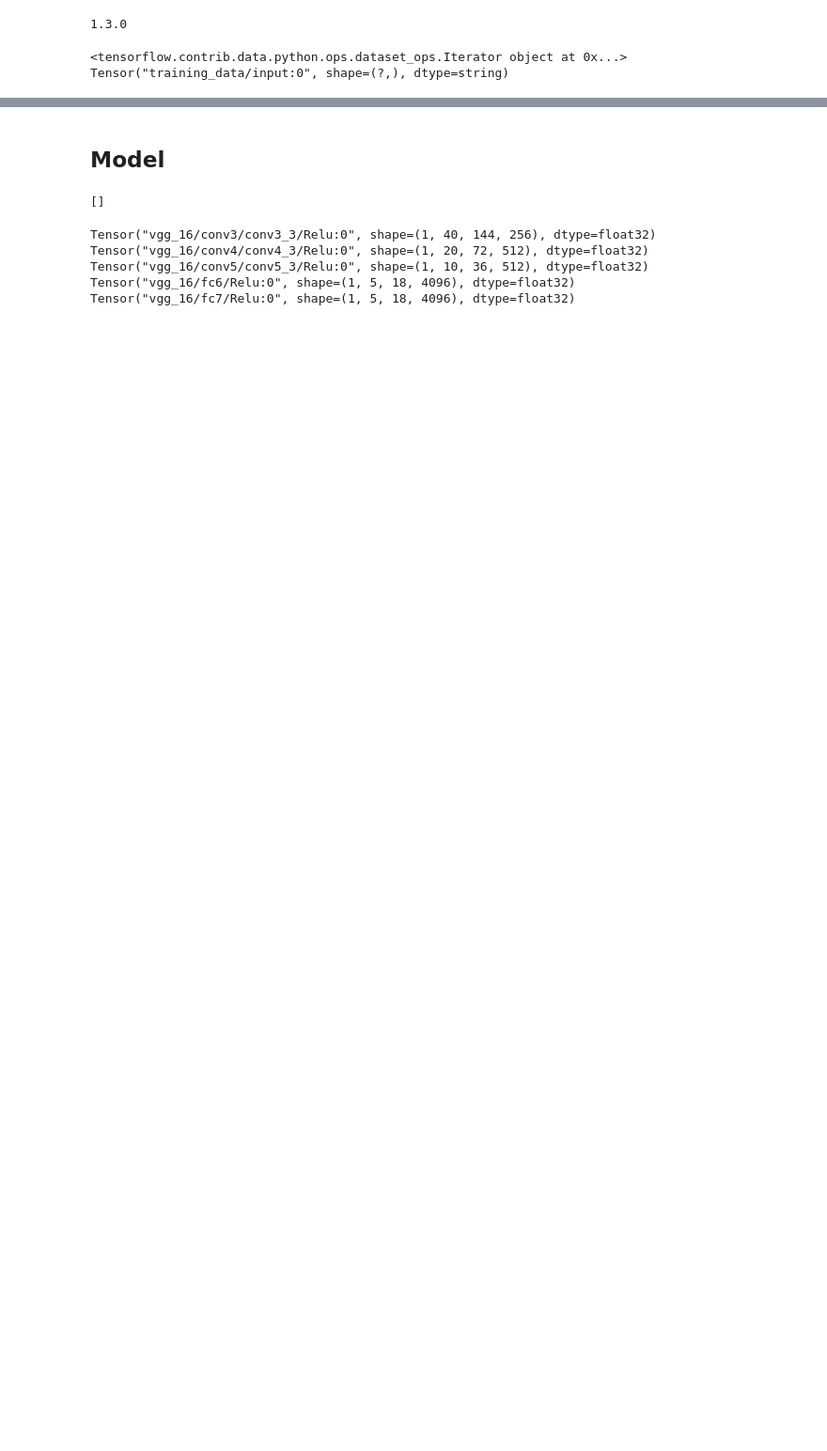
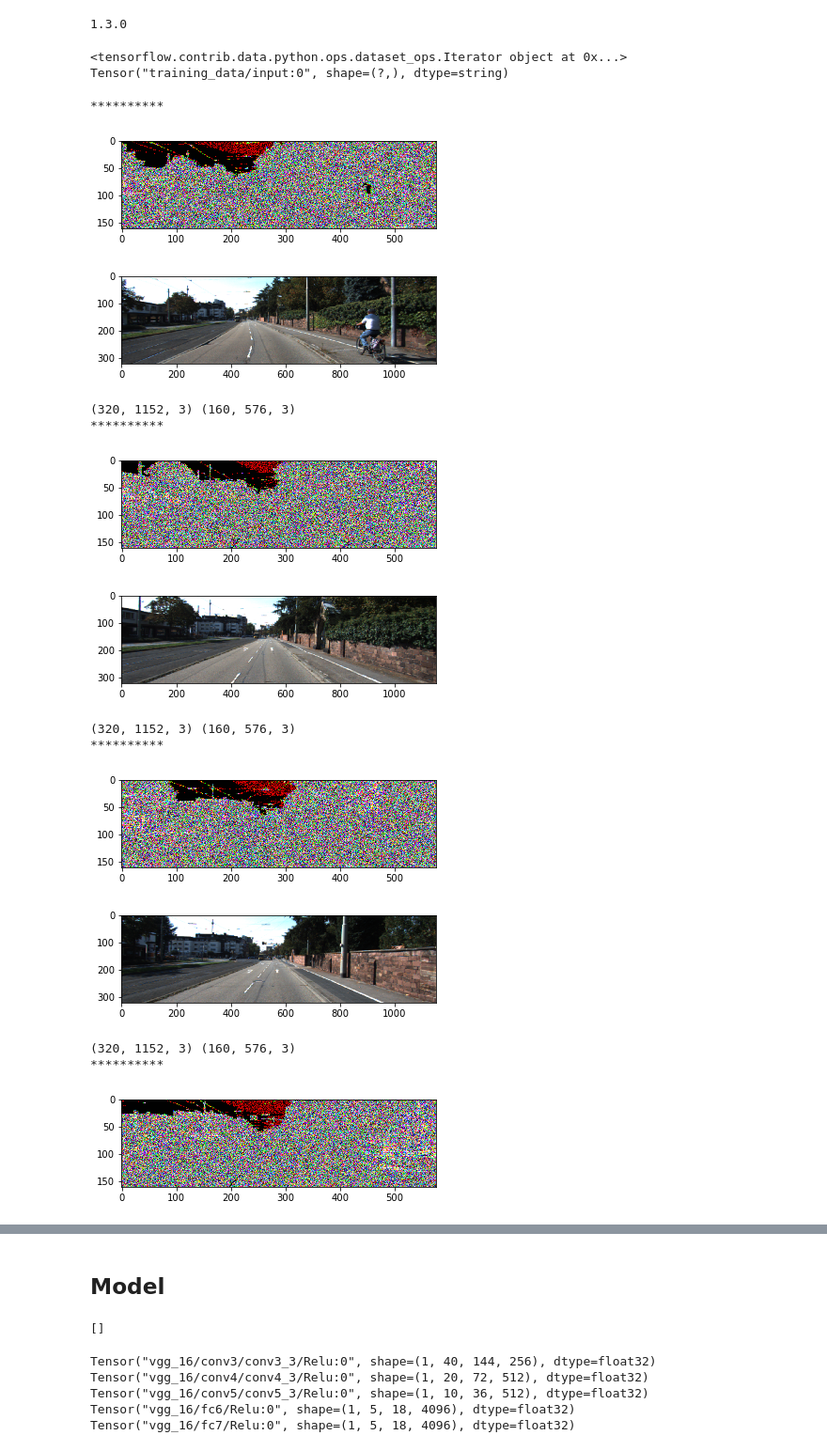
Before and after one commit to alexliyang/sdc-segmentation, a Jupyter notebook: segmentation.ipynb, the cells around one changed output, grey strips where cells are left out. Shown: that part at 94% size. Cells and saved outputs as stored; diff of their text form; code cells hidden in the pictures; blank space fills up the shorter version.

```diff
--- a/segmentation.ipynb
+++ b/segmentation.ipynb
@@ -29,20 +29,35 @@ print(iterator, filename)
 # %% [output]
 <tensorflow.contrib.data.python.ops.dataset_ops.Iterator object at 0x...> Tensor("training_data/input:0", shape=(?,), dtype=string)
 # %%
-_show = False
+_show = True
 if _show:
     with tf.Session() as sess:
         sess.run(iterator.initializer, feed_dict={filename: ['data/kitti_segmentation.tfrecord']})
         next_element = iterator.get_next()
         i = 1
         while i < 5:
             i += 1
             print("*"*10)
             image, label = sess.run(next_element)
             new = scipy.misc.imresize(image,(160*2,576*2) )
             plt.imshow(image[:,:,:])
             plt.show()
             plt.imshow(new[:,:,:])
 #             plt.imshow(label[:,:,0], cmap='jet', alpha=0.5)
             plt.show()
             print(new.shape, image.shape)
+# %% [output]
+**********
+[figure, added]
+[figure, added]
+(320, 1152, 3) (160, 576, 3)
+**********
+[figure, added]
+[figure, added]
+(320, 1152, 3) (160, 576, 3)
+**********
+[figure, added]
+[figure, added]
+(320, 1152, 3) (160, 576, 3)
+**********
+[figure, added]
```
Also changed, not shown: parts of 9 cells of this notebook, 3 other files.
